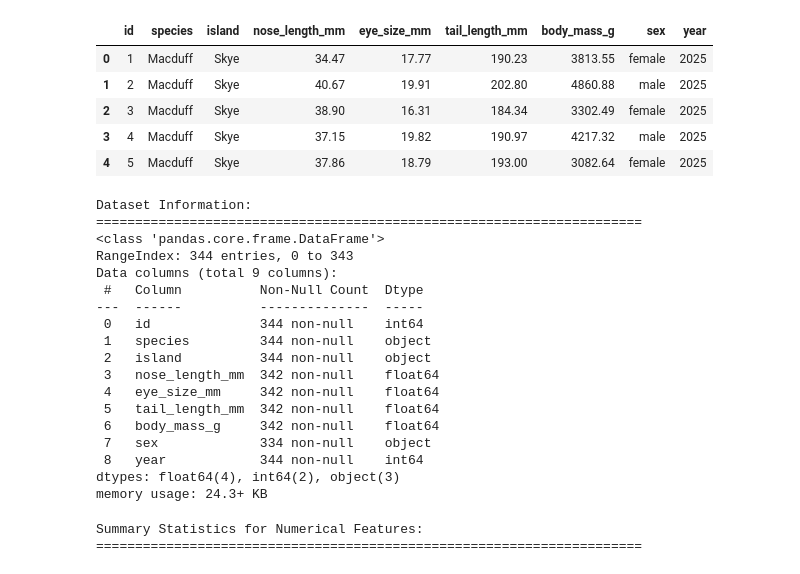
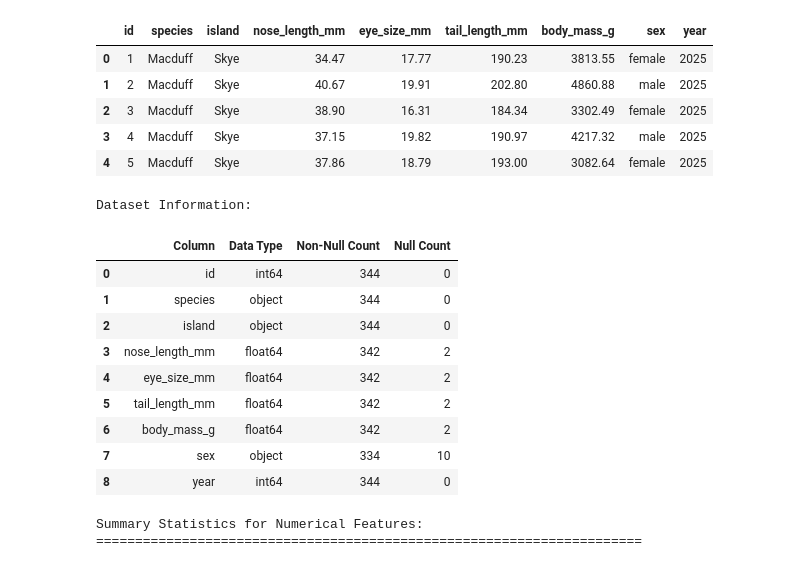
Before and after one commit to naykakashima/haggis-ml-analysis, a Jupyter notebook: scottish-haggis-analysis.ipynb, the cells around one changed output. Cells and saved outputs as stored; diff of their text form; code cells hidden in the pictures.

Commit message:
update print output to table

```diff
--- a/scottish-haggis-analysis.ipynb
+++ b/scottish-haggis-analysis.ipynb
@@ -168,29 +168,30 @@ First 5 rows of the dataset:
 | 3 | 4 | Macduff | Skye | 37.15 | 19.82 | 190.97 | 4217.32 | male | 2025 |
 | 4 | 5 | Macduff | Skye | 37.86 | 18.79 | 193.00 | 3082.64 | female | 2025 |
 # %%
-# Display data types and non-null counts
+import pandas as pd
+
+# Create a table of column info
+column_info = pd.DataFrame({
+    'Column': haggis_df.columns,
+    'Data Type': [haggis_df[col].dtype for col in haggis_df.columns],
+    'Non-Null Count': [haggis_df[col].notnull().sum() for col in haggis_df.columns],
+    'Null Count': [haggis_df[col].isnull().sum() for col in haggis_df.columns]
+})
+
 print("Dataset Information:")
-print("="*70)
-haggis_df.info()
+display(column_info)
 # %% [output]
 Dataset Information:
-======================================================================
-<class 'pandas.core.frame.DataFrame'>
-RangeIndex: 344 entries, 0 to 343
-Data columns (total 9 columns):
- #   Column          Non-Null Count  Dtype
----  ------          --------------  -----
- 0   id              344 non-null    int64
- 1   species         344 non-null    object
- 2   island          344 non-null    object
- 3   nose_length_mm  342 non-null    float64
- 4   eye_size_mm     342 non-null    float64
- 5   tail_length_mm  342 non-null    float64
- 6   body_mass_g     342 non-null    float64
- 7   sex             334 non-null    object
- 8   year            344 non-null    int64
-dtypes: float64(4), int64(2), object(3)
-memory usage: 24.3+ KB
+|  | Column | Data Type | Non-Null Count | Null Count |
+| 0 | id | int64 | 344 | 0 |
+| 1 | species | object | 344 | 0 |
+| 2 | island | object | 344 | 0 |
+| 3 | nose_length_mm | float64 | 342 | 2 |
+| 4 | eye_size_mm | float64 | 342 | 2 |
+| 5 | tail_length_mm | float64 | 342 | 2 |
+| 6 | body_mass_g | float64 | 342 | 2 |
+| 7 | sex | object | 334 | 10 |
+| 8 | year | int64 | 344 | 0 |
 # %%
 # Summary statistics for numerical features
 print("\nSummary Statistics for Numerical Features:")
```
